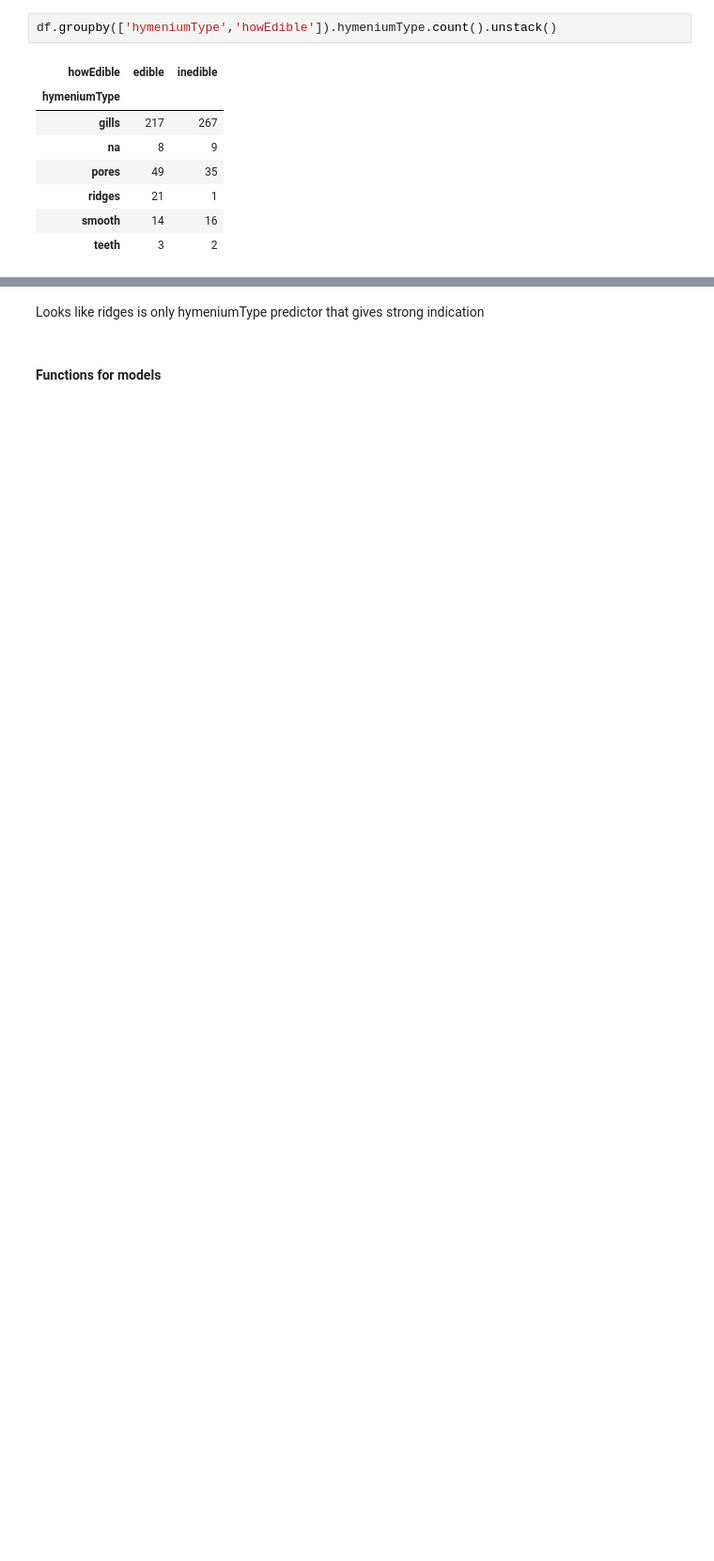
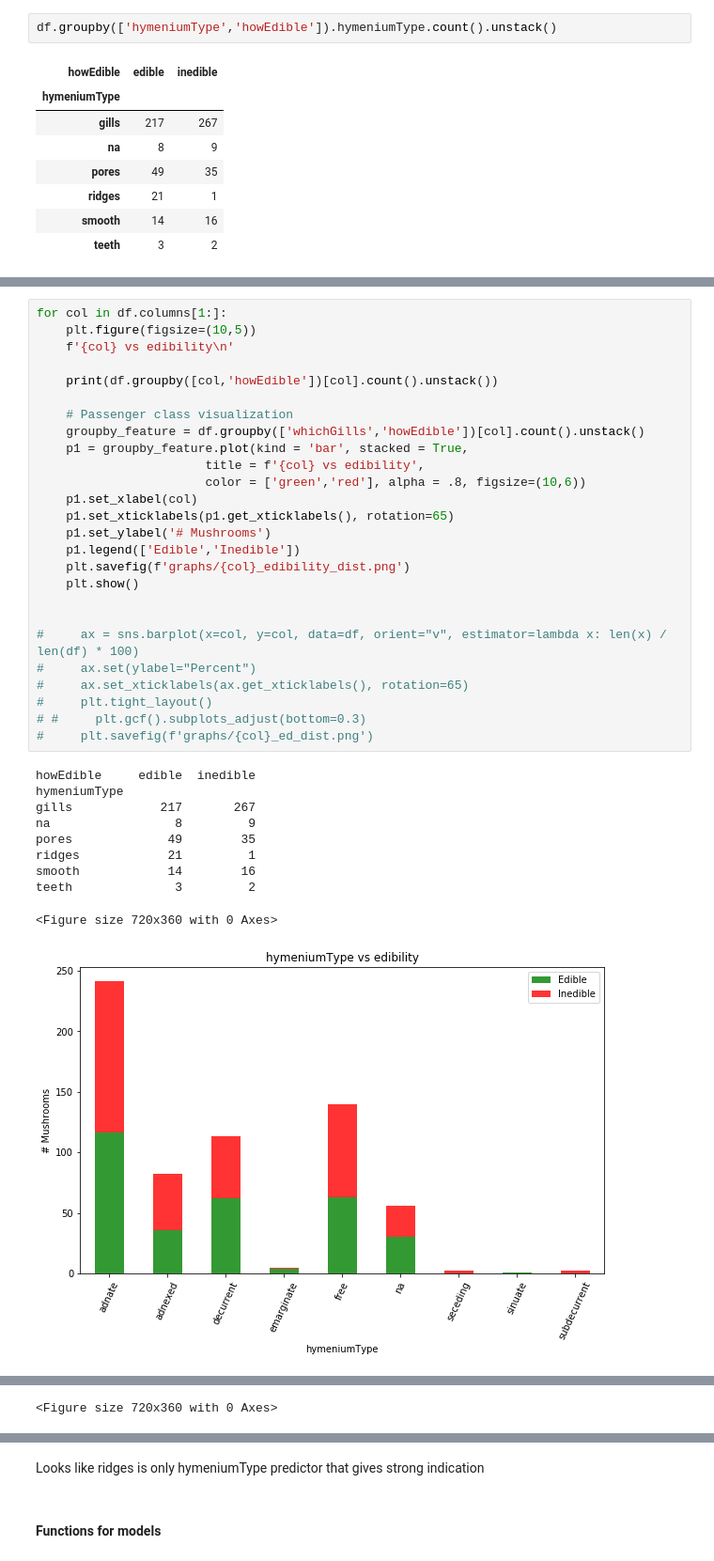
Before and after one commit to gseemann/mushroom, a Jupyter notebook: EDA.ipynb, the cells around one changed output, grey strips where cells are left out. Shown at 94% size. Cells and saved outputs as stored; diff of their text form; blank space fills up the shorter version.

```diff
--- a/EDA.ipynb
+++ b/EDA.ipynb
@@ -407,0 +389,37 @@ df.groupby(['hymeniumType','howEdible']).hymeniumType.count().unstack()
+# %%
+for col in df.columns[1:]:
+    plt.figure(figsize=(10,5))
+    f'{col} vs edibility\n'
+
+    print(df.groupby([col,'howEdible'])[col].count().unstack())
+
+    # Passenger class visualization
+    groupby_feature = df.groupby(['whichGills','howEdible'])[col].count().unstack()
+    p1 = groupby_feature.plot(kind = 'bar', stacked = True,
+                       title = f'{col} vs edibility',
+                       color = ['green','red'], alpha = .8, figsize=(10,6))
+    p1.set_xlabel(col)
+    p1.set_xticklabels(p1.get_xticklabels(), rotation=65)
+    p1.set_ylabel('# Mushrooms')
+    p1.legend(['Edible','Inedible'])
+    plt.savefig(f'graphs/{col}_edibility_dist.png')
+    plt.show()
+
+
+#     ax = sns.barplot(x=col, y=col, data=df, orient="v", estimator=lambda x: len(x) / len(df) * 100)
+#     ax.set(ylabel="Percent")
+#     ax.set_xticklabels(ax.get_xticklabels(), rotation=65)
+#     plt.tight_layout()
+# #     plt.gcf().subplots_adjust(bottom=0.3)
+#     plt.savefig(f'graphs/{col}_ed_dist.png')
+# %% [output]
+howEdible     edible  inedible
+hymeniumType
+gills            217       267
+na                 8         9
+pores             49        35
+ridges            21         1
+smooth            14        16
+teeth              3         2
+<Figure size 720x360 with 0 Axes>
+[figure, added]
@@ -407,0 +439 @@ df.groupby(['hymeniumType','howEdible']).hymeniumType.count().unstack()
+<Figure size 720x360 with 0 Axes>
```
Also changed, not shown: parts of 12 cells of this notebook, 8 other files.
